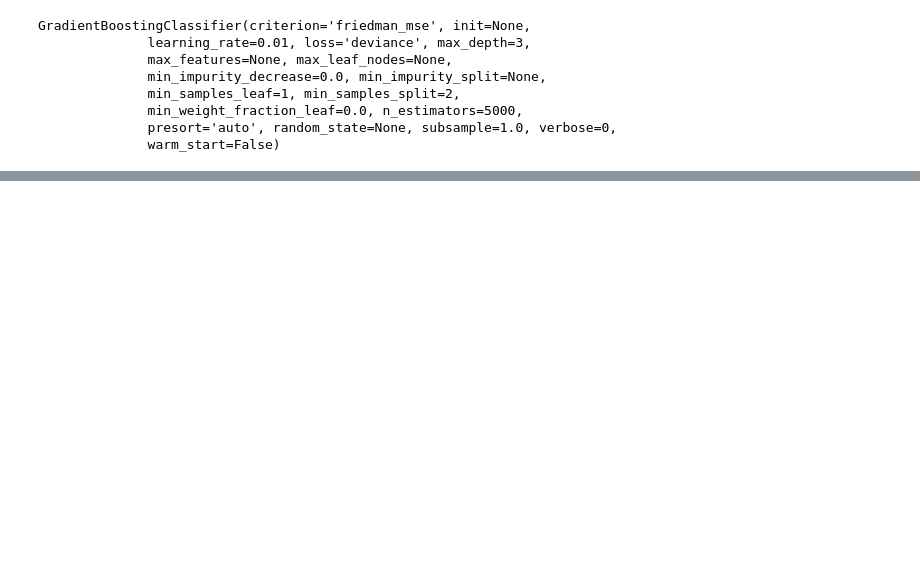
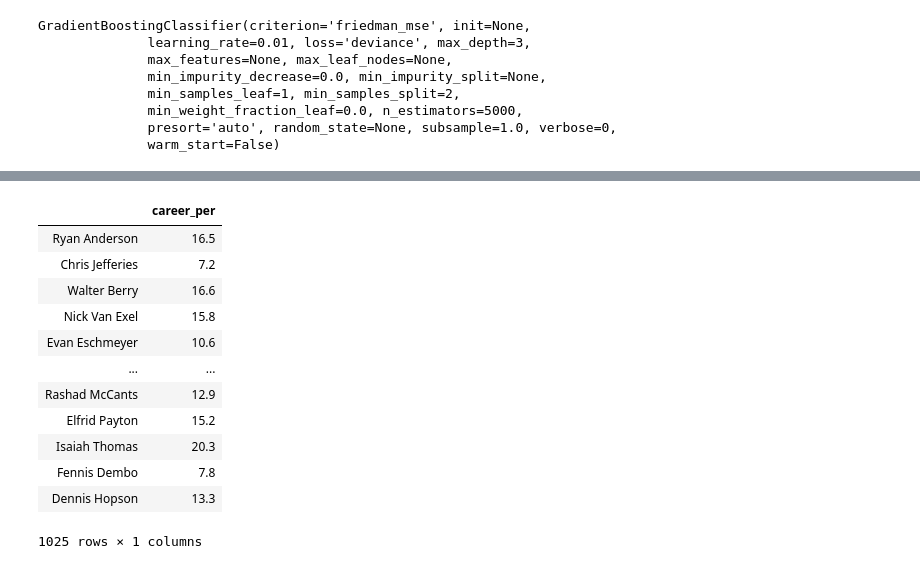
Before and after one commit to Tenacious-E/Predict_NBA_player_quality, a Jupyter notebook: Collecting Data.ipynb, the cells around one changed output, grey strips where cells are left out. Saved outputs shown, nothing was run; the diff lists cells and outputs as text; code cells hidden in the pictures; blank space fills up the shorter version.

```diff
--- a/Collecting Data.ipynb
+++ b/Collecting Data.ipynb
@@ -398,0 +616,16 @@ def height_func(row):
+# %%
+y_train3
+# %% [output]
+|  | career_per |
+| Ryan Anderson | 16.5 |
+| Chris Jefferies | 7.2 |
+| Walter Berry | 16.6 |
+| Nick Van Exel | 15.8 |
+| Evan Eschmeyer | 10.6 |
+| ... | ... |
+| Rashad McCants | 12.9 |
+| Elfrid Payton | 15.2 |
+| Isaiah Thomas | 20.3 |
+| Fennis Dembo | 7.8 |
+| Dennis Hopson | 13.3 |
+1025 rows × 1 columns
```
Also changed, not shown: parts of 46 cells of this notebook.
